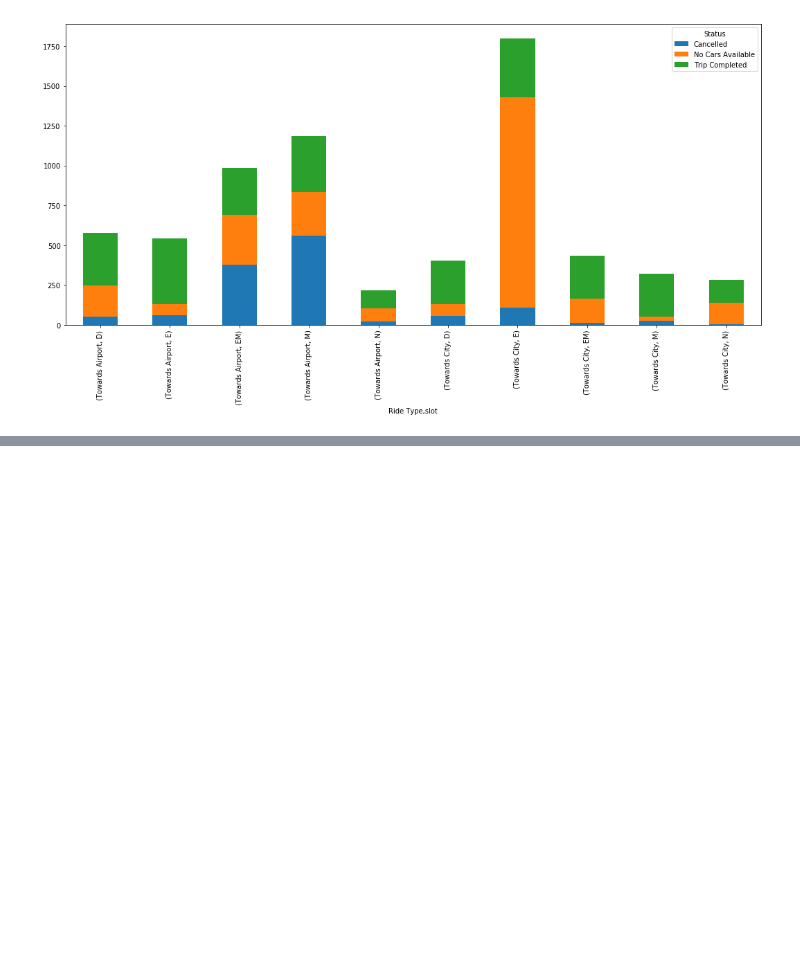
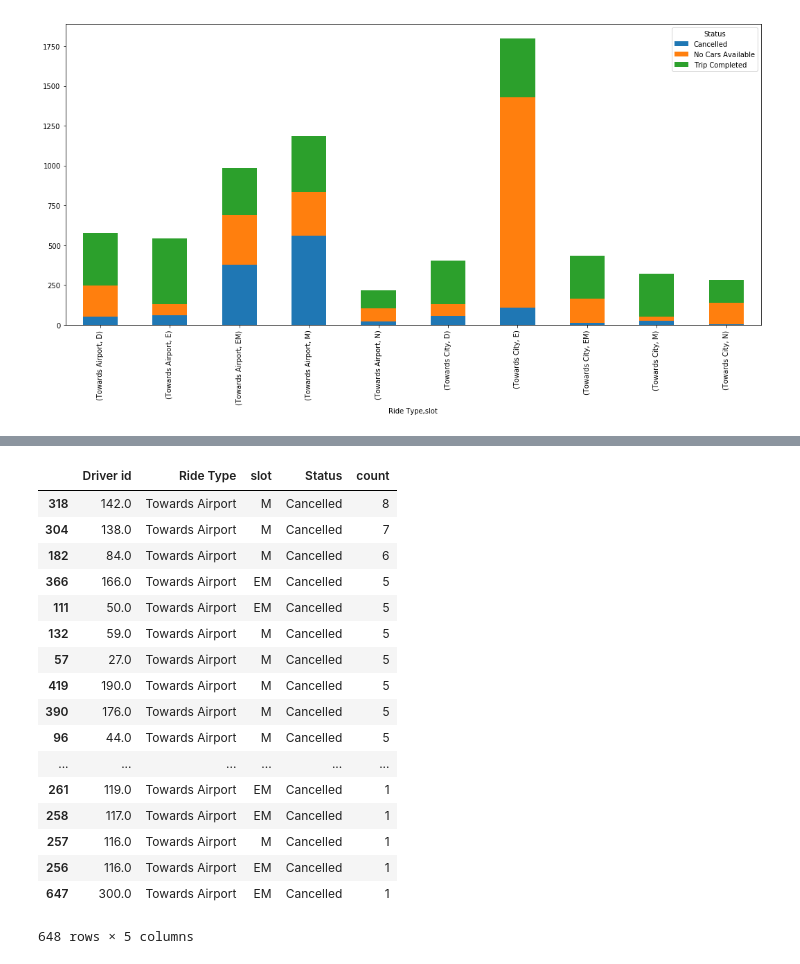
Before and after one commit to gladiatorlearns/PGDDS, a Jupyter notebook: Statistics and Exploratory Data Analytics/Uber Assignment/Uber Supply Demand Gap.ipynb, the cells around one changed output, grey strips where cells are left out. Drawn from its saved outputs; the diff is of its cells as text; code cells hidden in the pictures; blank space fills up the shorter version.

```diff
--- a/Statistics and Exploratory Data Analytics/Uber Assignment/Uber Supply Demand Gap.ipynb
+++ b/Statistics and Exploratory Data Analytics/Uber Assignment/Uber Supply Demand Gap.ipynb
@@ -563,0 +573,23 @@ plt.show()
+# %%
+# Additional analyis to see based on driver perspective.
+uber[(uber.Status=="Cancelled") & (uber.slot.isin(["M","E","EM"]))].groupby(['Driver id','Ride Type','slot','Status',])['Request id'].count().reset_index(name='count').sort_values(['count'],ascending=False)
+# We could see list of drivers cancelling the cabs in the morning possibly due to late night rides.
+# %% [output]
+|  | Driver id | Ride Type | slot | Status | count |
+| 318 | 142.0 | Towards Airport | M | Cancelled | 8 |
+| 304 | 138.0 | Towards Airport | M | Cancelled | 7 |
+| 182 | 84.0 | Towards Airport | M | Cancelled | 6 |
+| 366 | 166.0 | Towards Airport | EM | Cancelled | 5 |
+| 111 | 50.0 | Towards Airport | EM | Cancelled | 5 |
+| 132 | 59.0 | Towards Airport | M | Cancelled | 5 |
+| 57 | 27.0 | Towards Airport | M | Cancelled | 5 |
+| 419 | 190.0 | Towards Airport | M | Cancelled | 5 |
+| 390 | 176.0 | Towards Airport | M | Cancelled | 5 |
+| 96 | 44.0 | Towards Airport | M | Cancelled | 5 |
+| ... | ... | ... | ... | ... | ... |
+| 261 | 119.0 | Towards Airport | EM | Cancelled | 1 |
+| 258 | 117.0 | Towards Airport | EM | Cancelled | 1 |
+| 257 | 116.0 | Towards Airport | M | Cancelled | 1 |
+| 256 | 116.0 | Towards Airport | EM | Cancelled | 1 |
+| 647 | 300.0 | Towards Airport | EM | Cancelled | 1 |
+648 rows × 5 columns
```
Also changed, not shown: parts of 1 cell of this notebook.
